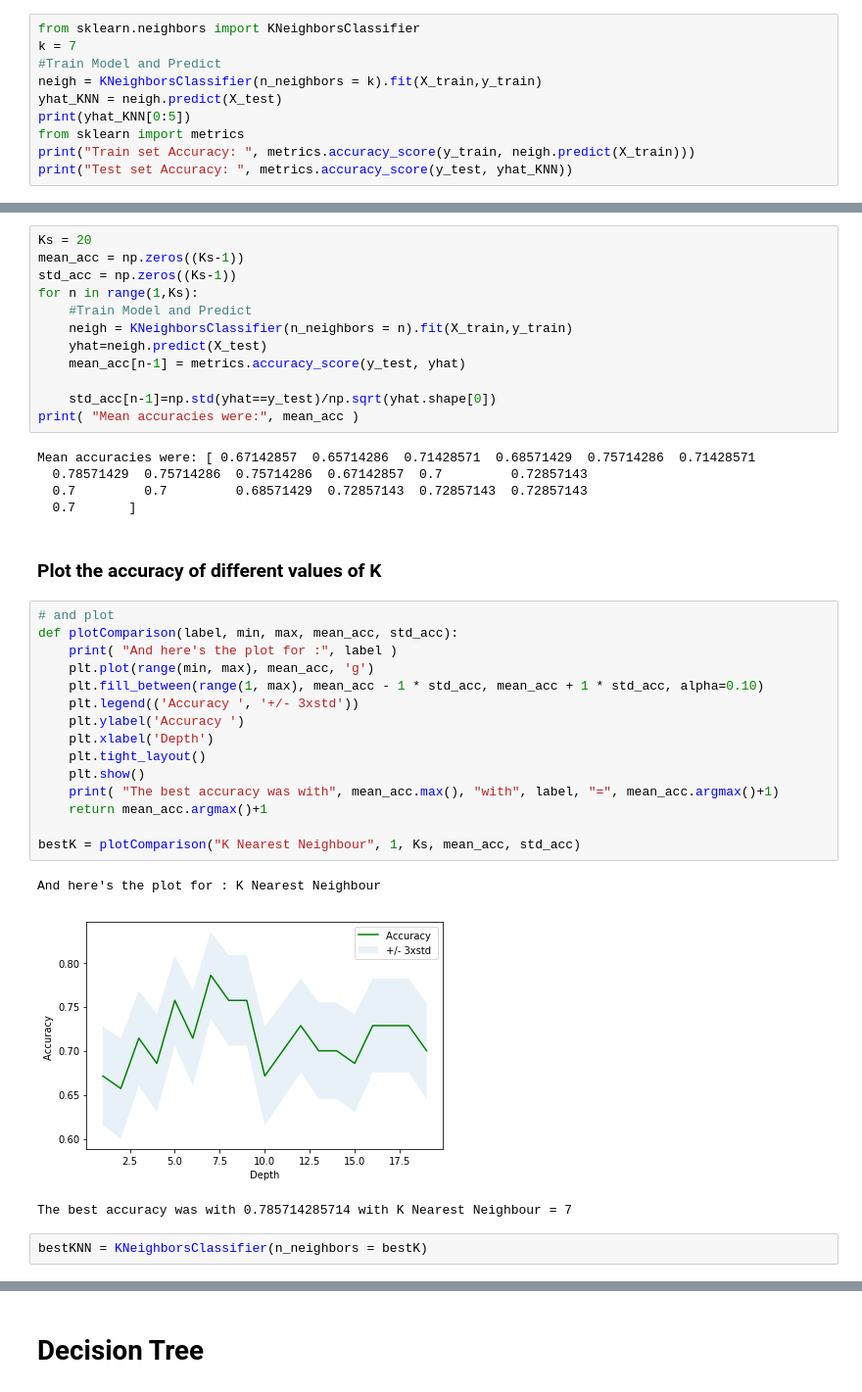
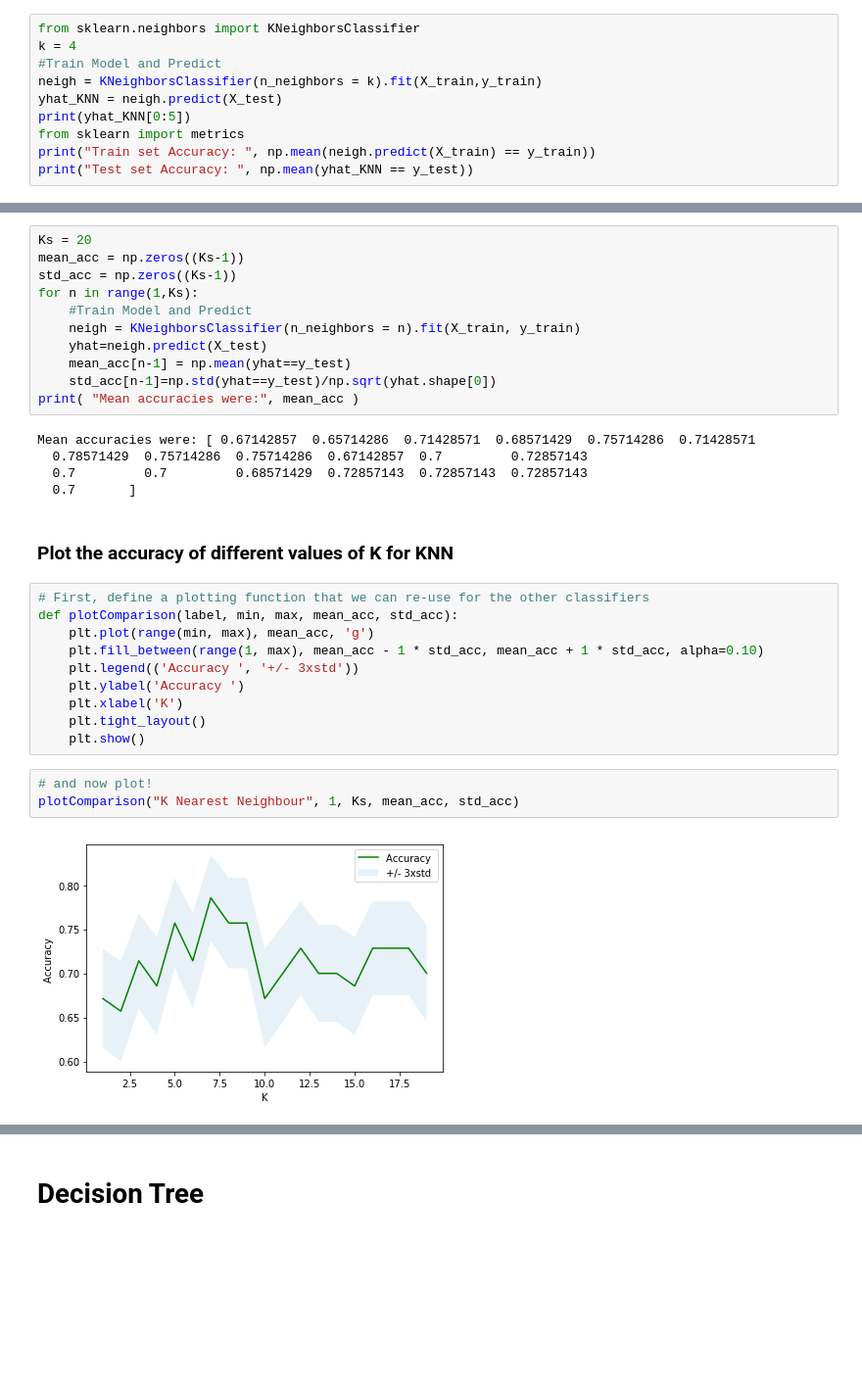
Before and after one commit to rojyates/coursera-machine-learning, a Jupyter notebook: Machine Learning Notebook.ipynb, the cells around one changed output, grey strips where cells are left out. Shown: that part at 98% size. Saved outputs shown, nothing was run; the diff lists cells and outputs as text; blank space fills up the shorter version.

```diff
--- a/Machine Learning Notebook.ipynb
+++ b/Machine Learning Notebook.ipynb
@@ -287,12 +284,12 @@ print ('Train set:', X_train.shape,  y_train.shape)
 Train set: (276, 8) (276,)
 # %%
 from sklearn.neighbors import KNeighborsClassifier
-k = 7
+k = 4
 #Train Model and Predict
 neigh = KNeighborsClassifier(n_neighbors = k).fit(X_train,y_train)
 yhat_KNN = neigh.predict(X_test)
 print(yhat_KNN[0:5])
 from sklearn import metrics
-print("Train set Accuracy: ", metrics.accuracy_score(y_train, neigh.predict(X_train)))
-print("Test set Accuracy: ", metrics.accuracy_score(y_test, yhat_KNN))
+print("Train set Accuracy: ", np.mean(neigh.predict(X_train) == y_train))
+print("Test set Accuracy: ", np.mean(yhat_KNN == y_test))
 # %% [output]
@@ -307,10 +304,9 @@ mean_acc = np.zeros((Ks-1))
 std_acc = np.zeros((Ks-1))
 for n in range(1,Ks):
     #Train Model and Predict
-    neigh = KNeighborsClassifier(n_neighbors = n).fit(X_train,y_train)
+    neigh = KNeighborsClassifier(n_neighbors = n).fit(X_train, y_train)
     yhat=neigh.predict(X_test)
-    mean_acc[n-1] = metrics.accuracy_score(y_test, yhat)
-
+    mean_acc[n-1] = np.mean(yhat==y_test)
     std_acc[n-1]=np.std(yhat==y_test)/np.sqrt(yhat.shape[0])
 print( "Mean accuracies were:", mean_acc )
 # %% [output]
@@ -319,25 +315,19 @@ Mean accuracies were: [ 0.67142857  0.65714286  0.71428571  0.68571429  0.757142
   0.7         0.7         0.68571429  0.72857143  0.72857143  0.72857143
   0.7       ]
 # %% [markdown]
-### Plot the accuracy of different values of K
+### Plot the accuracy of different values of K for KNN
 # %%
-# and plot
+# First, define a plotting function that we can re-use for the other classifiers
 def plotComparison(label, min, max, mean_acc, std_acc):
-    print( "And here's the plot for :", label )
     plt.plot(range(min, max), mean_acc, 'g')
     plt.fill_between(range(1, max), mean_acc - 1 * std_acc, mean_acc + 1 * std_acc, alpha=0.10)
     plt.legend(('Accuracy ', '+/- 3xstd'))
     plt.ylabel('Accuracy ')
-    plt.xlabel('Depth')
+    plt.xlabel('K')
     plt.tight_layout()
     plt.show()
-    print( "The best accuracy was with", mean_acc.max(), "with", label, "=", mean_acc.argmax()+1)
-    return mean_acc.argmax()+1
-
-bestK = plotComparison("K Nearest Neighbour", 1, Ks, mean_acc, std_acc)
-# %% [output]
-And here's the plot for : K Nearest Neighbour
-[figure, removed]
-The best accuracy was with 0.785714285714 with K Nearest Neighbour = 7
-# %%
-bestKNN = KNeighborsClassifier(n_neighbors = bestK)
+# %%
+# and now plot!
+plotComparison("K Nearest Neighbour", 1, Ks, mean_acc, std_acc)
+# %% [output]
+[figure, added]
```
Also changed, not shown: parts of 46 cells of this notebook.
